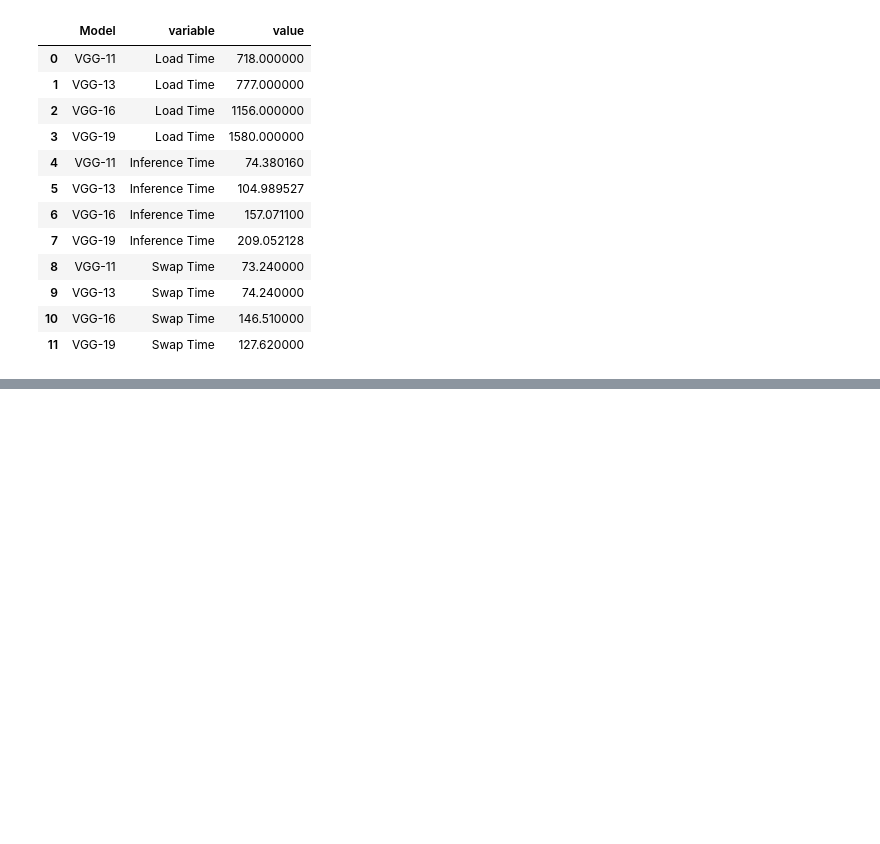
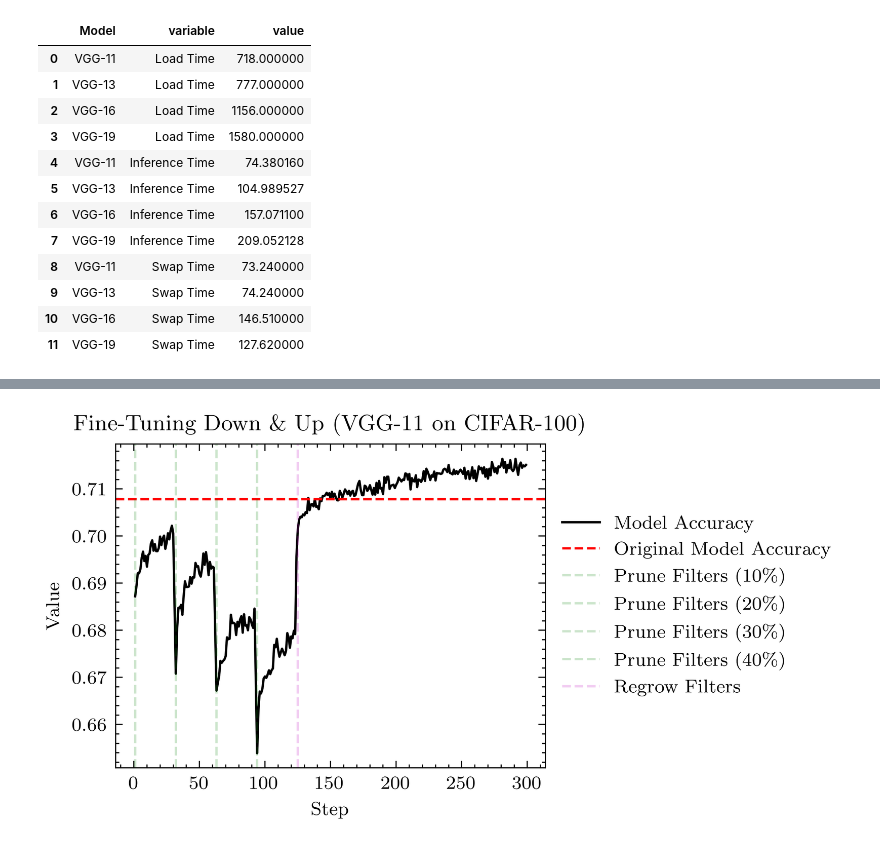
Before and after one commit to Didanny/cifar-model-pruning, a Jupyter notebook: plots.ipynb, the cells around one changed output, grey strips where cells are left out. Drawn from its saved outputs; the diff is of its cells as text; code cells hidden in the pictures; blank space fills up the shorter version.

```diff
--- a/plots.ipynb
+++ b/plots.ipynb
@@ -84,0 +90,6 @@ with plt.style.context(['science', 'ieee']):
+# %%
+df_down = df_down.loc[df_down['Step'] <= 124]
+# %%
+offset = (df_down['Step']).max()
+# %%
+df_up['Step'] += offset
@@ -84,0 +112,20 @@ with plt.style.context(['science', 'ieee']):
+# %%
+df = pd.concat([df_down, df_up])
+df = df.loc[df['Step'] < 300]
+# %%
+with plt.style.context(['science', 'ieee']):
+    sns.lineplot(x='Step', y='Value', data=df, label='Model Accuracy')
+    plt.axhline(y=0.7078, color='r', linestyle='--', label='Original Model Accuracy')
+
+    plt.axvline(x=1, color='g', linestyle='--', label='Prune Filters (10\%)', alpha=0.2)
+    plt.axvline(x=32, color='g', linestyle='--', label='Prune Filters (20\%)', alpha=0.2)
+    plt.axvline(x=63, color='g', linestyle='--', label='Prune Filters (30\%)', alpha=0.2)
+    plt.axvline(x=94, color='g', linestyle='--', label='Prune Filters (40\%)', alpha=0.2)
+    plt.axvline(x=125, color='m', linestyle='--', label='Regrow Filters', alpha=0.2)
+
+    plt.title("Fine-Tuning Down \& Up (VGG-11 on CIFAR-100)")
+
+    plt.legend(loc='center left', bbox_to_anchor=(1, 0.5))  # Place legend outside the figure to the right
+    plt.show()
+# %% [output]
+[figure, added]
```
Also changed, not shown: parts of 3 cells of this notebook, 4 other files.
